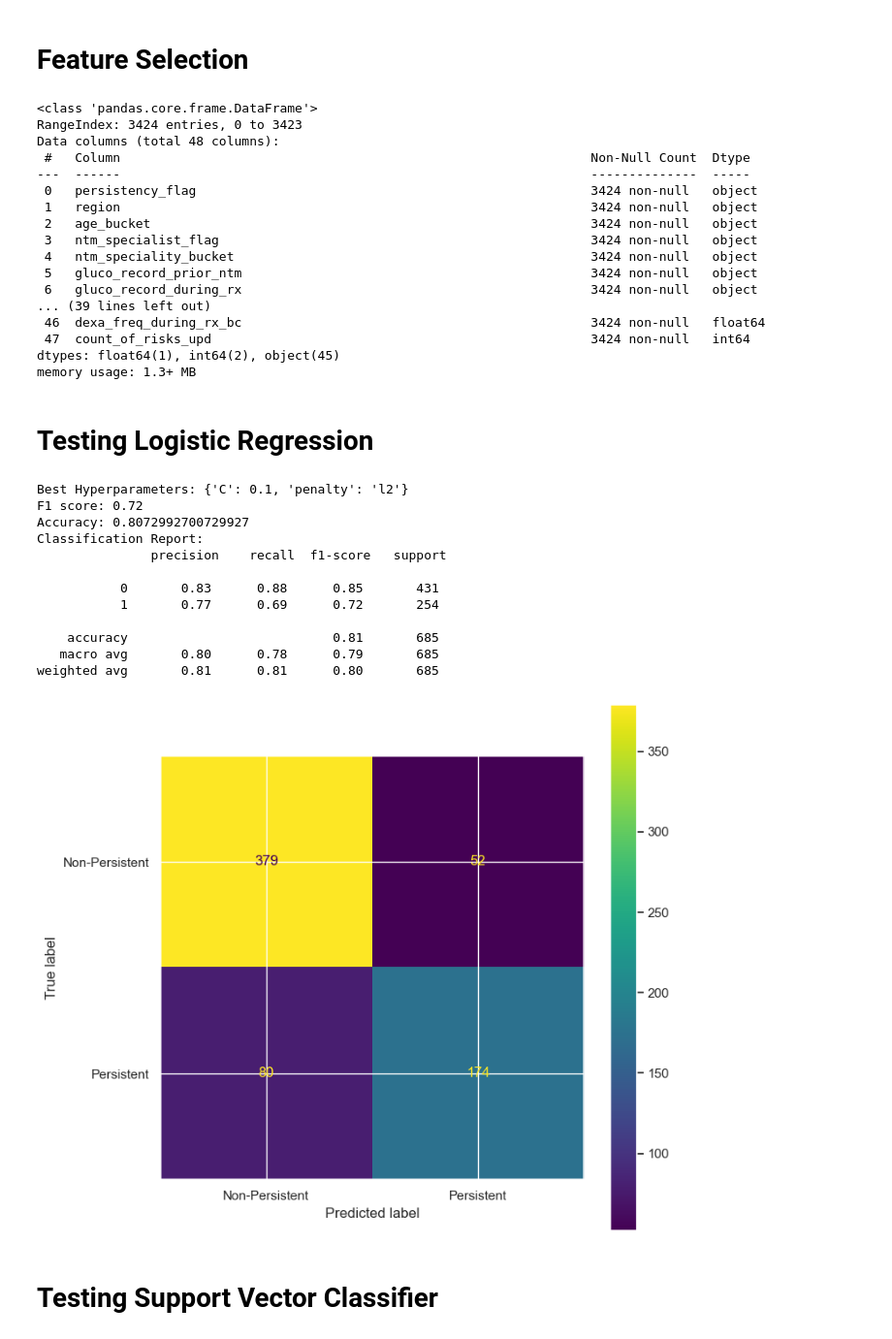
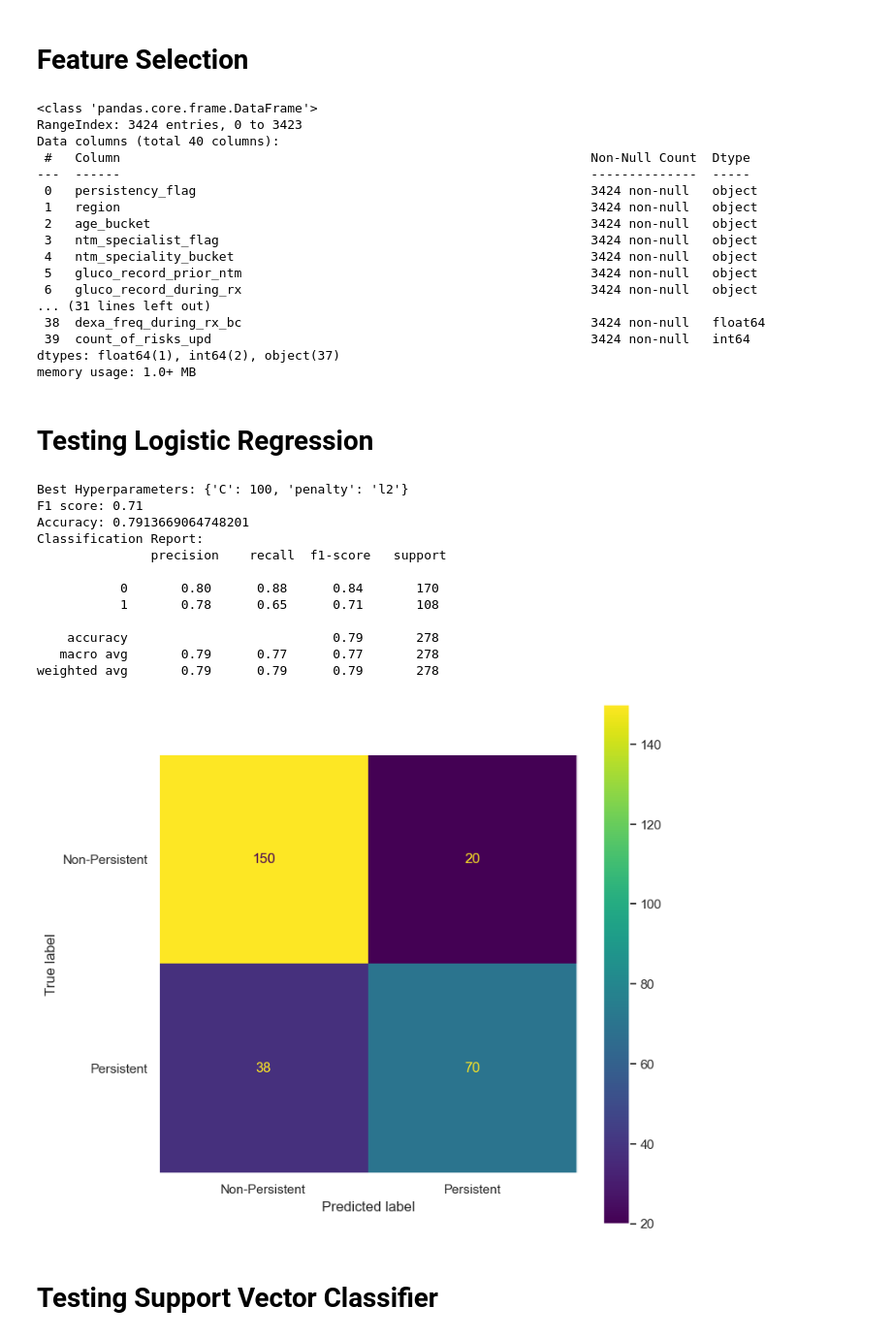
Before and after one commit to shezkh/Healthcare-Project, a Jupyter notebook: src/Healthcare_final.ipynb, the cells around one changed output. Shown at 97% size. Cells and saved outputs as stored; diff of their text form; code cells hidden in the pictures.

```diff
--- a/src/Healthcare_final.ipynb
+++ b/src/Healthcare_final.ipynb
@@ -1149,12 +1191,14 @@ df = drug_df.drop(labels=["ptid", "gender", "race", "ethnicity", "ntm_speciality
                      "risk_untreated_chronic_hypogonadism", "risk_untreated_early_menopause", "risk_patient_parent_fractured_their_hip",
                      "risk_chronic_liver_disease", "risk_low_calcium_intake", "risk_poor_health_frailty", "risk_excessive_thinness",
                      "risk_hysterectomy_oophorectomy", "risk_estrogen_deficiency", "risk_immobilization", "risk_recurring_falls",
+                     'frag_frac_prior_ntm',  'frag_frac_during_rx', 'risk_segment_prior_ntm', 'tscore_bucket_prior_ntm',
+                     'risk_segment_during_rx', 'tscore_bucket_during_rx', 'change_t_score', 'change_risk_segment',
                      "dexa_freq_during_rx"], axis=1)
 df.info()
 # %% [output]
 <class 'pandas.core.frame.DataFrame'>
 RangeIndex: 3424 entries, 0 to 3423
-Data columns (total 48 columns):
+Data columns (total 40 columns):
  #   Column                                                              Non-Null Count  Dtype
 ---  ------                                                              --------------  -----
  0   persistency_flag                                                    3424 non-null   object
@@ -1164,11 +1208,11 @@ Data columns (total 48 columns):
  4   ntm_speciality_bucket                                               3424 non-null   object
  5   gluco_record_prior_ntm                                              3424 non-null   object
  6   gluco_record_during_rx                                              3424 non-null   object
-... (39 lines left out)
- 46  dexa_freq_during_rx_bc                                              3424 non-null   float64
- 47  count_of_risks_upd                                                  3424 non-null   int64
-dtypes: float64(1), int64(2), object(45)
-memory usage: 1.3+ MB
+... (31 lines left out)
+ 38  dexa_freq_during_rx_bc                                              3424 non-null   float64
+ 39  count_of_risks_upd                                                  3424 non-null   int64
+dtypes: float64(1), int64(2), object(37)
+memory usage: 1.0+ MB
 # %%
 # Encoding the columns from string to numerical data for training our Machine Learning model
 
@@ -1186,15 +1230,12 @@ for col in categorical_columns:
 # %%
 from sklearn.model_selection import train_test_split
 X, y = df.drop(["persistency_flag"], axis=1), df["persistency_flag"]
-X_train, X_test, y_train, y_test = train_test_split(X, y, test_size=0.2, random_state=42, shuffle=True)
+X_train, X_test, y_train, y_test = train_test_split(X, y, test_size=0.1, random_state=42, shuffle=True)
+# %%
+X_train, X_val, y_train, y_val = train_test_split(X_train, y_train, test_size=0.1, random_state=42, shuffle=True)
 # %% [markdown]
 # Testing Logistic Regression
 # %%
-from sklearn.linear_model import LogisticRegression
-from sklearn.model_selection import GridSearchCV
-from sklearn.metrics import make_scorer, accuracy_score, confusion_matrix, ConfusionMatrixDisplay, classification_report, f1_score
-import matplotlib.pyplot as plt
-
 param_grid = {
     'C': [0.001, 0.01, 0.1, 1, 10, 100],
     'penalty': ['l1', 'l2']
@@ -1209,52 +1250,53 @@ grid_search.fit(X_train, y_train)
 
 # Get the best hyperparameters
 best_params = grid_search.best_params_
 print("Best Hyperparameters:", best_params)
 
 # Train a Logistic Regression model with the best hyperparameters
-best_model = LogisticRegression(**best_params)
-best_model.fit(X_train, y_train)
+lr_model = LogisticRegression(**best_params)
+lr_model.fit(X_train, y_train)
 
 # Predict on the test set using the best model
-y_pred = best_model.predict(X_test)
+y_pred = lr_model.predict(X_val)
 
 # Evaluate accuracy
-f1_score_ = f1_score(y_test, y_pred)
+f1_score_ = f1_score(y_val, y_pred)
 print(f"F1 score: {f1_score_:.2f}")
-accuracy = accuracy_score(y_test, y_pred)
+accuracy = accuracy_score(y_val, y_pred)
 print("Accuracy:",accuracy)
 
 # Display classification report
-print("Classification Report:\n", classification_report(y_test, y_pred))
+print("Classification Report:\n", classification_report(y_val, y_pred))
 
-conf_matrix = confusion_matrix(y_test, y_pred)
+conf_matrix = confusion_matrix(y_val, y_pred)
 
 # Print the confusion matrix
 cm_display = ConfusionMatrixDisplay(confusion_matrix=conf_matrix, display_labels=["Non-Persistent", "Persistent"])
 cm_display.plot()
+plt.grid(False)
 plt.show()
 
 # Creating a dictionary that stores f1 score and accuracy for each model
 metric = {}
-precision, recall, f1, support = precision_recall_fscore_support(y_test, y_pred, average=None)
+precision, recall, f1, support = precision_recall_fscore_support(y_val, y_pred, average=None)
 f1 = np.round(f1,2)
-metric['Logistic Regression'] = {'F1_P': f1[0],
-                                 'F1_NP': f1[1],
+metric['Logistic Regression'] = {'F1_NP': f1[0],
+                                 'F1_P': f1[1],
                                  'Accuracy': np.round(accuracy,2)}
 # %% [output]
-Best Hyperparameters: {'C': 0.1, 'penalty': 'l2'}
-F1 score: 0.72
-Accuracy: 0.8072992700729927
+Best Hyperparameters: {'C': 100, 'penalty': 'l2'}
+F1 score: 0.71
+Accuracy: 0.7913669064748201
 Classification Report:
                precision    recall  f1-score   support
 
-           0       0.83      0.88      0.85       431
-           1       0.77      0.69      0.72       254
+           0       0.80      0.88      0.84       170
+           1       0.78      0.65      0.71       108
 
-    accuracy                           0.81       685
-   macro avg       0.80      0.78      0.79       685
-weighted avg       0.81      0.81      0.80       685
+    accuracy                           0.79       278
+   macro avg       0.79      0.77      0.77       278
+weighted avg       0.79      0.79      0.79       278
-[figure, old version]
+[figure, new version]
 # %% [markdown]
 # Testing Support Vector Classifier
 # %%
```
Also changed, not shown: parts of 17 cells of this notebook.
